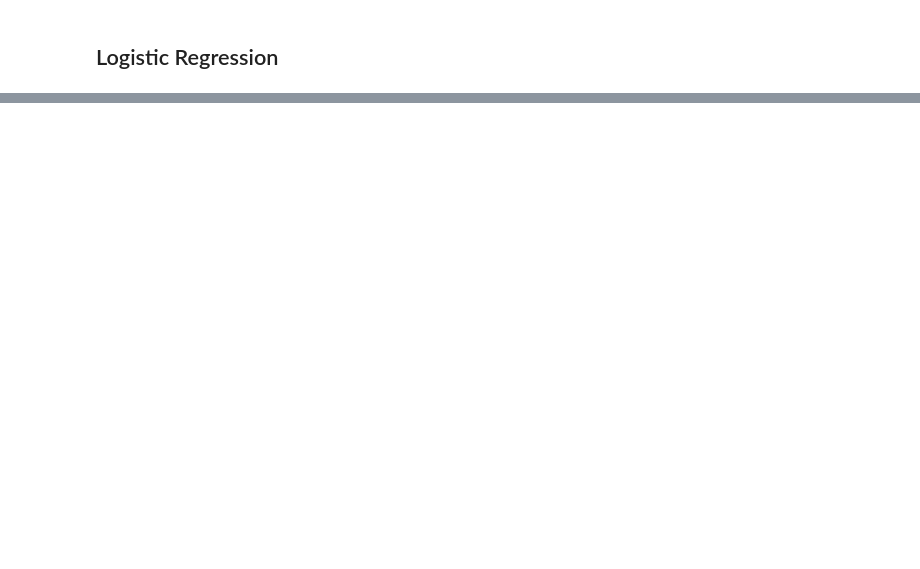
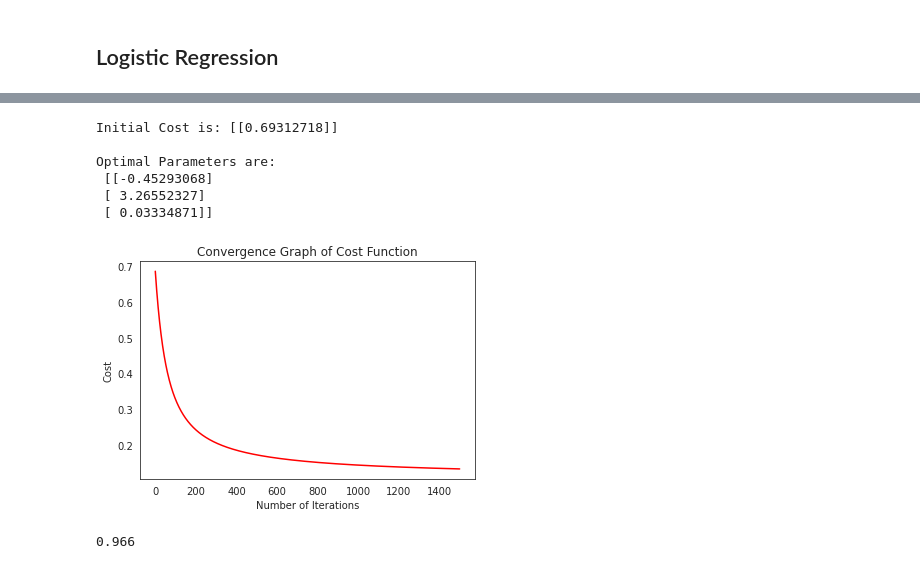
Before and after one commit to 0iui0/ML-Basics, a Jupyter notebook: logistic-regression.ipynb, the cells around one changed output, grey strips where cells are left out. Saved outputs shown, nothing was run; the diff lists cells and outputs as text; code cells hidden in the pictures; blank space fills up the shorter version.

```diff
--- a/logistic-regression.ipynb
+++ b/logistic-regression.ipynb
@@ -53,0 +70,10 @@ def log_reg(x, y, iter=100, lr=0.01):
+# %%
+def gradient_descent(X, y, params, learning_rate, iterations):
+    m = len(y)
+    cost_history = np.zeros((iterations,1))
+
+    for i in range(iterations):
+        params = params - (learning_rate/m) * (X.T @ (sigmoid(X @ params) - y))
+        cost_history[i] = compute_cost(X, y, params)
+
+    return (cost_history, params)
@@ -53,0 +93,40 @@ def log_reg(x, y, iter=100, lr=0.01):
+# %%
+m = len(y)
+
+X = np.hstack((np.ones((m,1)),X))
+n = np.size(X,1)
+params = np.zeros((n,1))
+
+iterations = 1500
+learning_rate = 0.03
+
+initial_cost = compute_cost(X, y, params)
+
+print("Initial Cost is: {} \n".format(initial_cost))
+
+(cost_history, params_optimal) = gradient_descent(X, y, params, learning_rate, iterations)
+
+print("Optimal Parameters are: \n", params_optimal, "\n")
+
+plt.figure()
+sns.set_style('white')
+plt.plot(range(len(cost_history)), cost_history, 'r')
+plt.title("Convergence Graph of Cost Function")
+plt.xlabel("Number of Iterations")
+plt.ylabel("Cost")
+plt.show()
+# %% [output]
+Initial Cost is: [[0.69312718]]
+
+Optimal Parameters are:
+ [[-0.45293068]
+ [ 3.26552327]
+ [ 0.03334871]]
+[figure, added]
+# %%
+y_pred = predict(X, params_optimal)
+score = float(sum(y_pred == y))/ float(len(y))
+
+print(score)
+# %% [output]
+0.966
```
Also changed, not shown: parts of 6 cells of this notebook.
